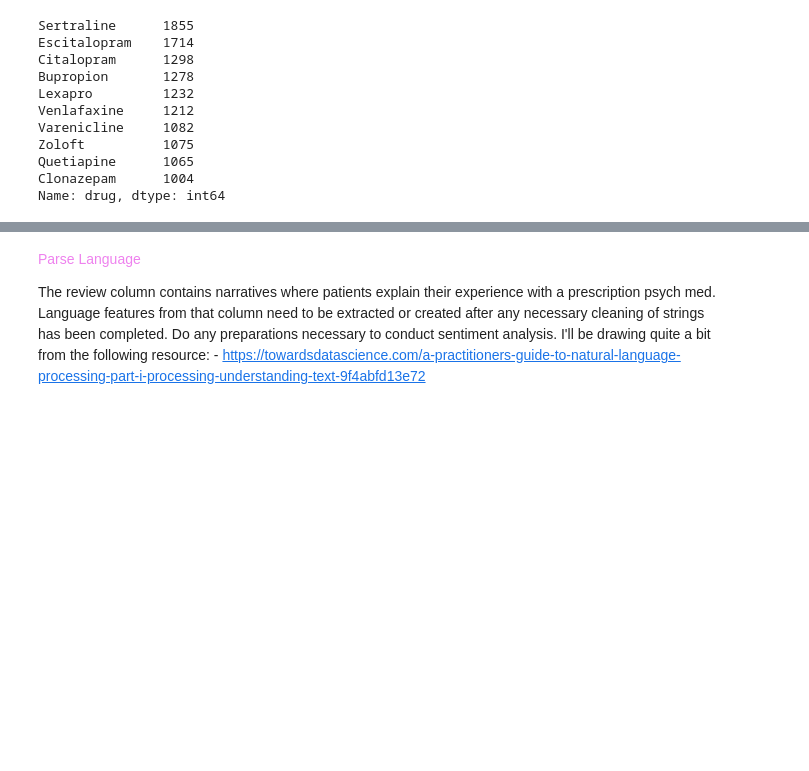
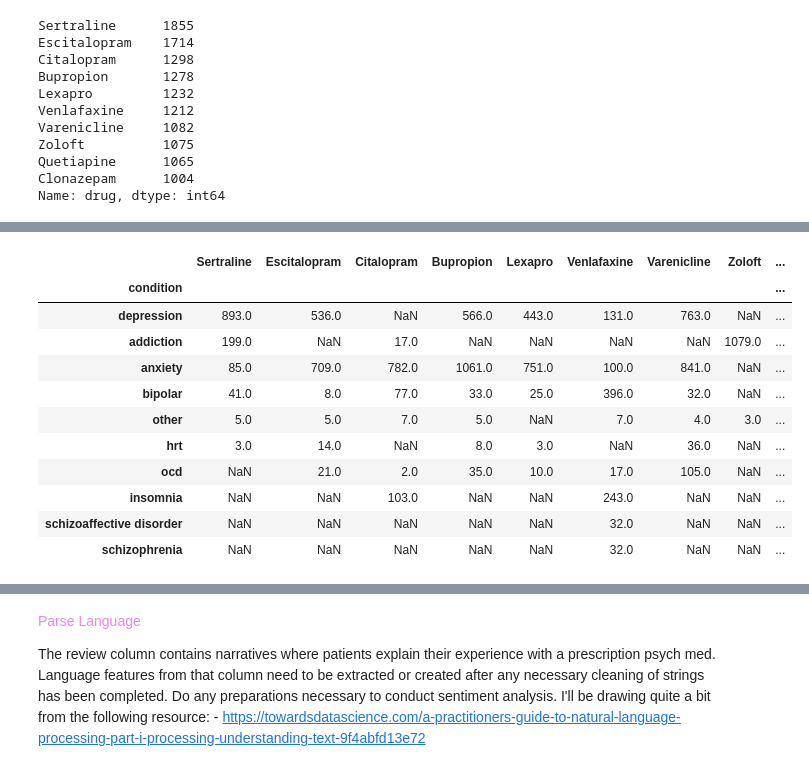
Before and after one commit to fractaldatalearning/psychedelic_efficacy, a Jupyter notebook: notebooks/2-kl-studies-eda.ipynb, the cells around one changed output, grey strips where cells are left out. Drawn from its saved outputs; the diff is of its cells as text; code cells hidden in the pictures; blank space fills up the shorter version.

```diff
--- a/notebooks/2-kl-studies-eda.ipynb
+++ b/notebooks/2-kl-studies-eda.ipynb
@@ -69,0 +114,24 @@ Name: drug, dtype: int64
+# %%
+top_combo_summary = top_drug_conditions.pivot_table(index='condition', columns='drug',
+                                                    aggfunc='count', values='review')
+top_combo_summary.columns = ['Sertraline', 'Escitalopram', 'Citalopram', 'Bupropion', 'Lexapro',
+             'Venlafaxine', 'Varenicline', 'Zoloft', 'Quetiapine', 'Clonazepam']
+top_combo_summary = top_combo_summary.sort_values(by=['Sertraline', 'Escitalopram',
+                                                      'Citalopram', 'Bupropion', 'Lexapro',
+                                                      'Venlafaxine', 'Varenicline', 'Zoloft',
+                                                      'Quetiapine', 'Clonazepam'],
+                                                  ascending=False)
+top_combo_summary
+# %% [output]
+|  | Sertraline | Escitalopram | Citalopram | Bupropion | Lexapro | Venlafaxine | Varenicline | Zoloft | ... |
+| condition |  |  |  |  |  |  |  |  | ... |
+| depression | 893.0 | 536.0 | NaN | 566.0 | 443.0 | 131.0 | 763.0 | NaN | ... |
+| addiction | 199.0 | NaN | 17.0 | NaN | NaN | NaN | NaN | 1079.0 | ... |
+| anxiety | 85.0 | 709.0 | 782.0 | 1061.0 | 751.0 | 100.0 | 841.0 | NaN | ... |
+| bipolar | 41.0 | 8.0 | 77.0 | 33.0 | 25.0 | 396.0 | 32.0 | NaN | ... |
+| other | 5.0 | 5.0 | 7.0 | 5.0 | NaN | 7.0 | 4.0 | 3.0 | ... |
+| hrt | 3.0 | 14.0 | NaN | 8.0 | 3.0 | NaN | 36.0 | NaN | ... |
+| ocd | NaN | 21.0 | 2.0 | 35.0 | 10.0 | 17.0 | 105.0 | NaN | ... |
+| insomnia | NaN | NaN | 103.0 | NaN | NaN | 243.0 | NaN | NaN | ... |
+| schizoaffective disorder | NaN | NaN | NaN | NaN | NaN | 32.0 | NaN | NaN | ... |
+| schizophrenia | NaN | NaN | NaN | NaN | NaN | 32.0 | NaN | NaN | ... |
```
Also changed, not shown: parts of 13 cells of this notebook, 1 other file.
